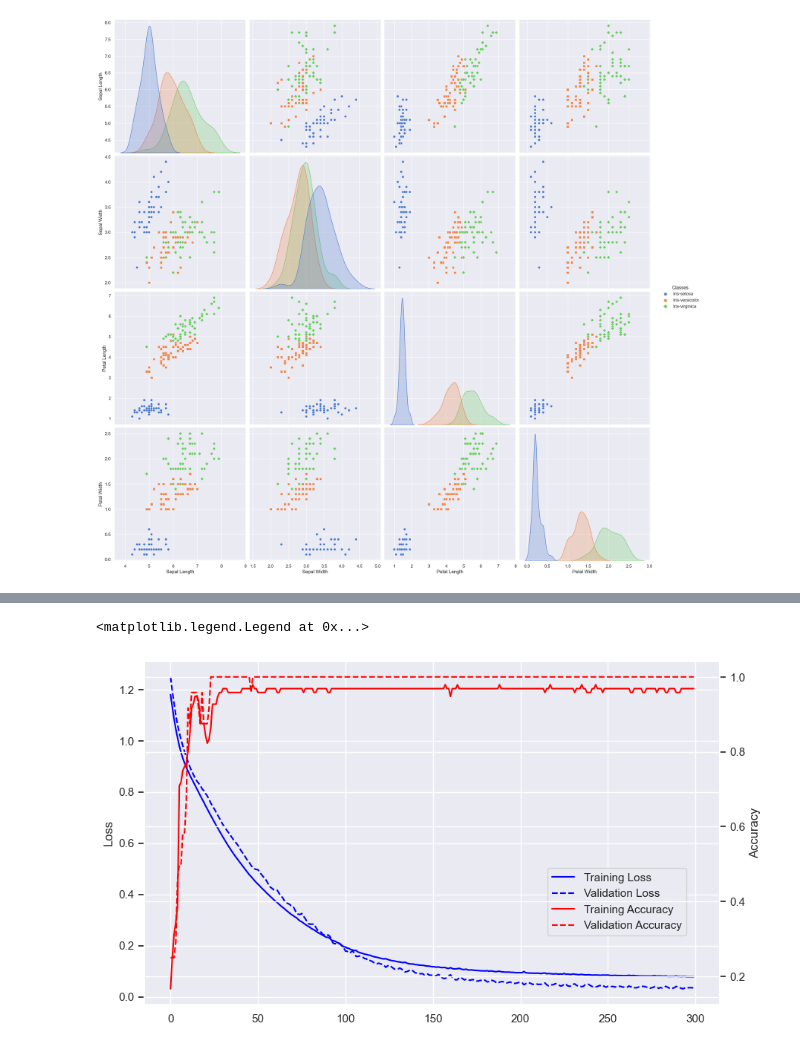
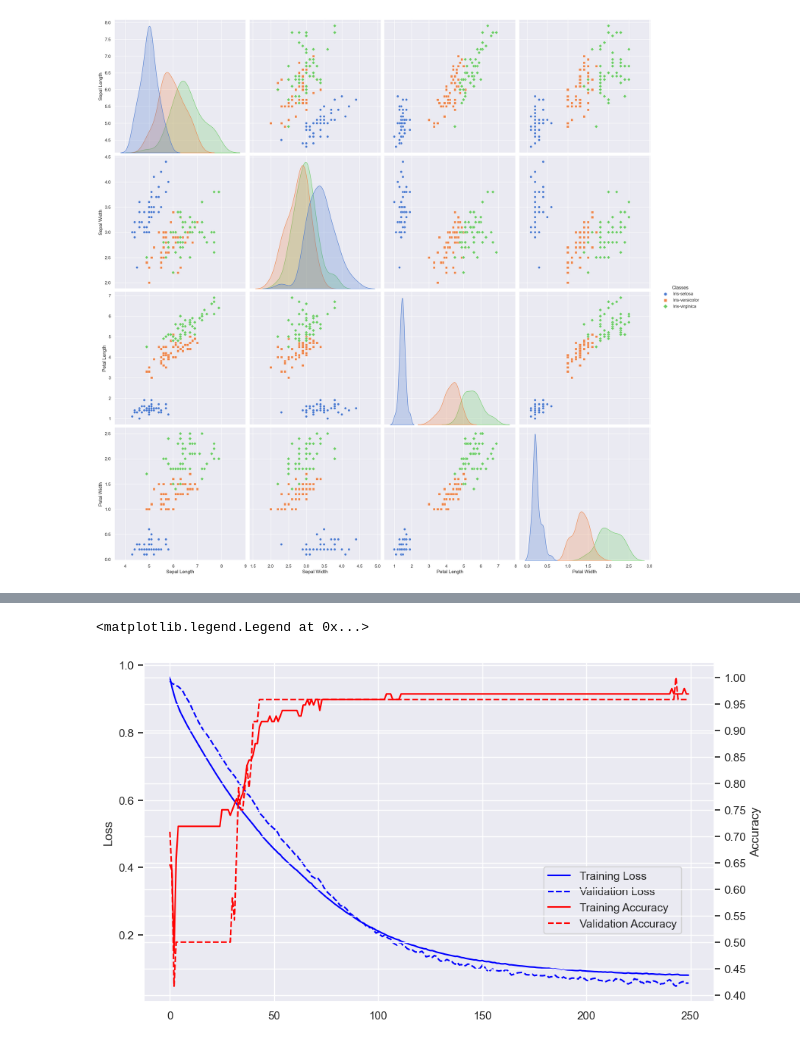
Before and after one commit to KoukeNeko-Practices/Deep-Learning-Lessons-YunTech, a Jupyter notebook: MLP with tf.keras/HW3-3.ipynb, the cells around one changed output, grey strips where cells are left out. Saved outputs shown, nothing was run; the diff lists cells and outputs as text; code cells hidden in the pictures.

```diff
--- a/MLP with tf.keras/HW3-3.ipynb
+++ b/MLP with tf.keras/HW3-3.ipynb
@@ -57,5 +57,5 @@ model = tf.keras.models.Sequential([
 ])
 
 model.compile(optimizer='adam', loss='sparse_categorical_crossentropy', metrics=['accuracy'])
-history = model.fit(x_train, y_train, epochs=300, validation_split=0.2, verbose=1)
+history = model.fit(x_train, y_train, epochs=250, validation_split=0.2, verbose=1)
 # %% [output]
@@ -96,29 +96,31 @@ model.evaluate(x_test, y_test)
 # %%
 # sns theme
 sns.set(rc={"figure.figsize":(10, 6)}) #width=3, #height=4
 
 # plot the history of the training and validation loss with seaborn
 a = sns.lineplot(data=history.history['loss'], label='Training Loss', color='blue')
 a = sns.lineplot(data=history.history['val_loss'], label='Validation Loss', color='blue', linestyle='--')
 # set y axis to left side of the plot
 a.set_ylabel('Loss')
 
 
 # plot the accuracy of the training and validation set with seaborn
 b = a.twinx()
 b = sns.lineplot(data=history.history['accuracy'], label='Training Accuracy', color='red')
 b = sns.lineplot(data=history.history['val_accuracy'], label='Validation Accuracy', color='red', linestyle='--')
 # hide legend
 b.legend_.remove()
 b.set_ylabel('Accuracy')
+# set y axis step size to 0.05
+b.yaxis.set_major_locator(plt.MultipleLocator(0.05))
 
 # combine the two plots legend
 lines, labels = a.get_legend_handles_labels()
 lines2, labels2 = b.get_legend_handles_labels()
 a.legend(lines + lines2, labels + labels2, loc=(0.7, 0.2))
 # %% [output]
 <matplotlib.legend.Legend at 0x...>
-[figure, old version]
+[figure, new version]
 # %%
 # save the model
 model.save('iris_model.h5')
```
Also changed, not shown: parts of 3 cells of this notebook, 1 other file.
